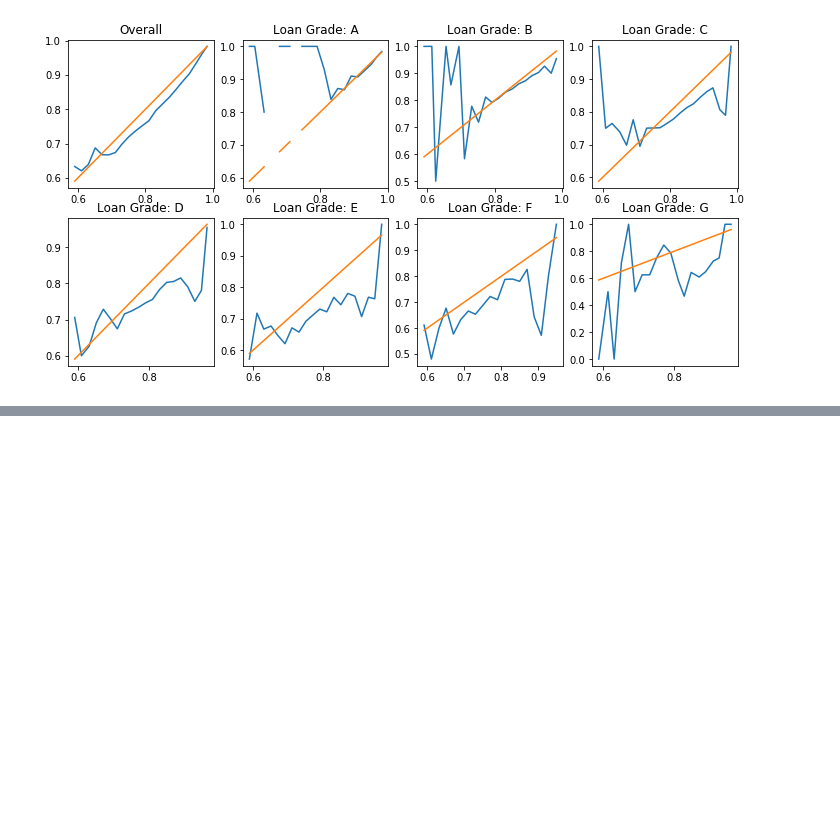
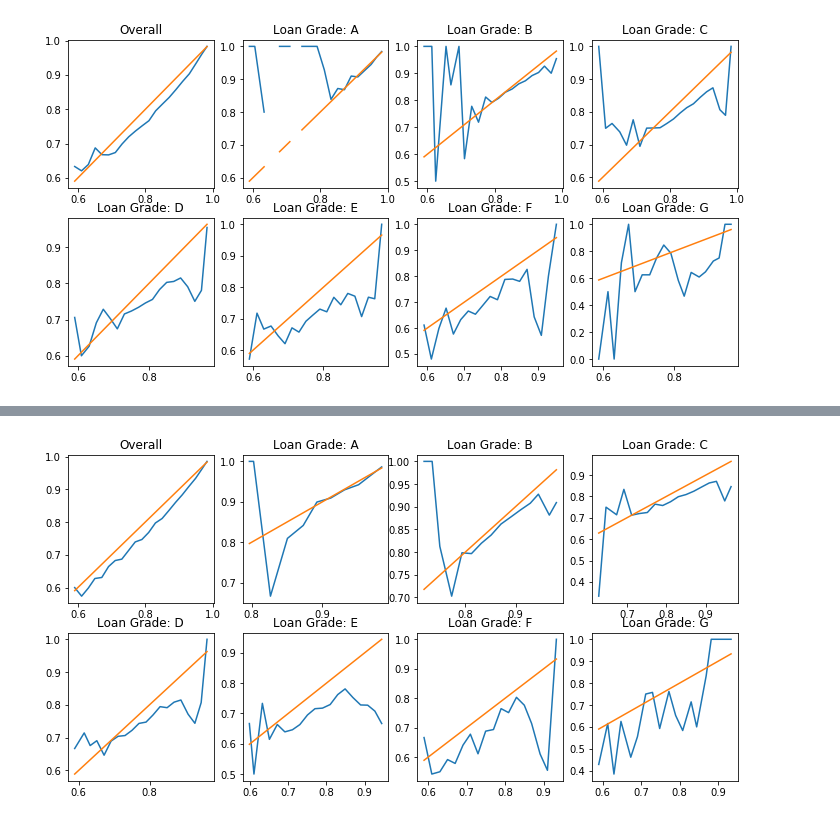
Before and after one commit to timcopelandoh/thinkful, a Jupyter notebook: Capstones and Projects/Capstone 3 - Modeling - Boosting.ipynb, the cells around one changed output, grey strips where cells are left out. Drawn from its saved outputs; the diff is of its cells as text; code cells hidden in the pictures; blank space fills up the shorter version.

```diff
--- a/Capstones and Projects/Capstone 3 - Modeling - Boosting.ipynb
+++ b/Capstones and Projects/Capstone 3 - Modeling - Boosting.ipynb
@@ -263,0 +305,4 @@ graph_by_grade(test.pred1, test.grade, test.target)
+# %%
+graph_by_grade(test.pred4, test.grade, test.target)
+# %% [output]
+[figure, added]
```
Also changed, not shown: parts of 17 cells of this notebook, 4 other files.
